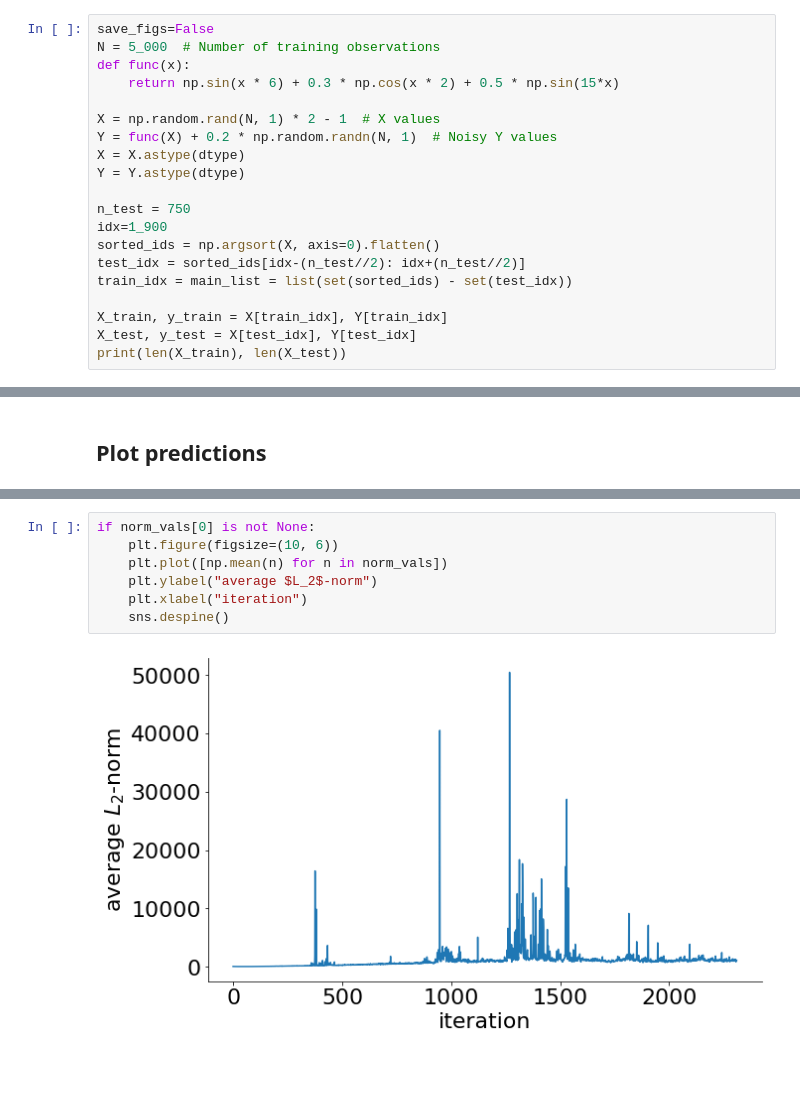
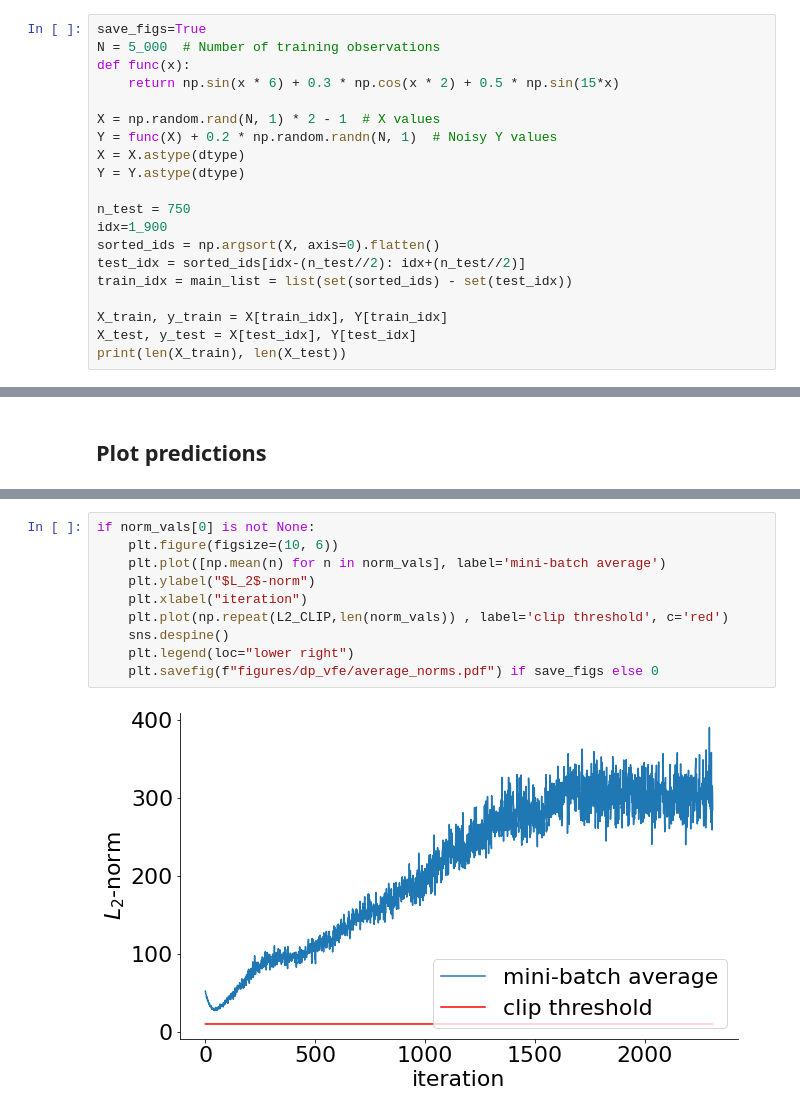
Before and after one commit to moritzknolle/learning_private_functions, a Jupyter notebook: dp_svfe.ipynb, the cells around one changed output, grey strips where cells are left out. Drawn from its saved outputs; the diff is of its cells as text; blank space fills up the shorter version.

```diff
--- a/dp_svfe.ipynb
+++ b/dp_svfe.ipynb
@@ -30,7 +29,7 @@ except:
 # %% [markdown]
 ## Let's generate some synthetic training data ...
 # %%
-save_figs=False
+save_figs=True
 N = 5_000  # Number of training observations
 def func(x):
     return np.sin(x * 6) + 0.3 * np.cos(x * 2) + 0.5 * np.sin(15*x)
@@ -174,9 +168,12 @@ sns.despine()
 # %%
 if norm_vals[0] is not None:
     plt.figure(figsize=(10, 6))
-    plt.plot([np.mean(n) for n in norm_vals])
-    plt.ylabel("average $L_2$-norm")
+    plt.plot([np.mean(n) for n in norm_vals], label='mini-batch average')
+    plt.ylabel("$L_2$-norm")
     plt.xlabel("iteration")
+    plt.plot(np.repeat(L2_CLIP,len(norm_vals)) , label='clip threshold', c='red')
     sns.despine()
+    plt.legend(loc="lower right")
+    plt.savefig(f"figures/dp_vfe/average_norms.pdf") if save_figs else 0
 # %% [output]
-[figure, old version]
+[figure, new version]
```
Also changed, not shown: parts of 6 cells of this notebook.
